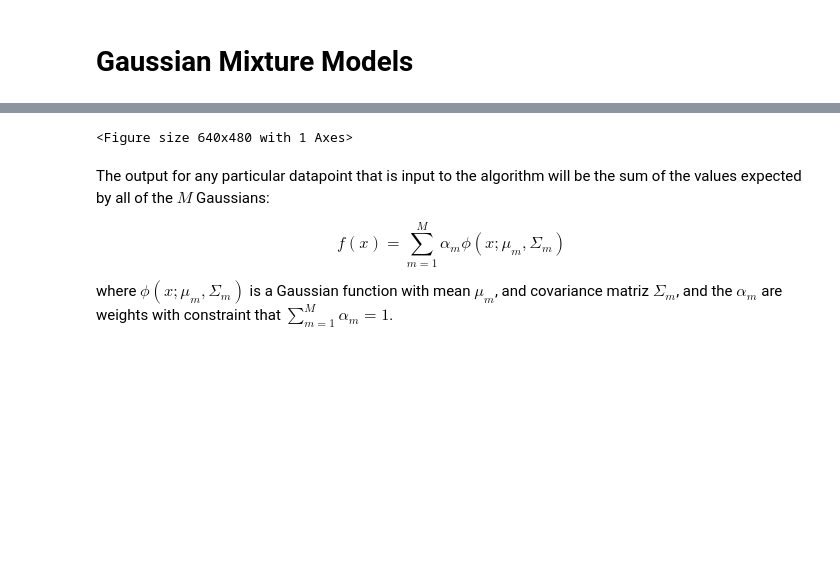
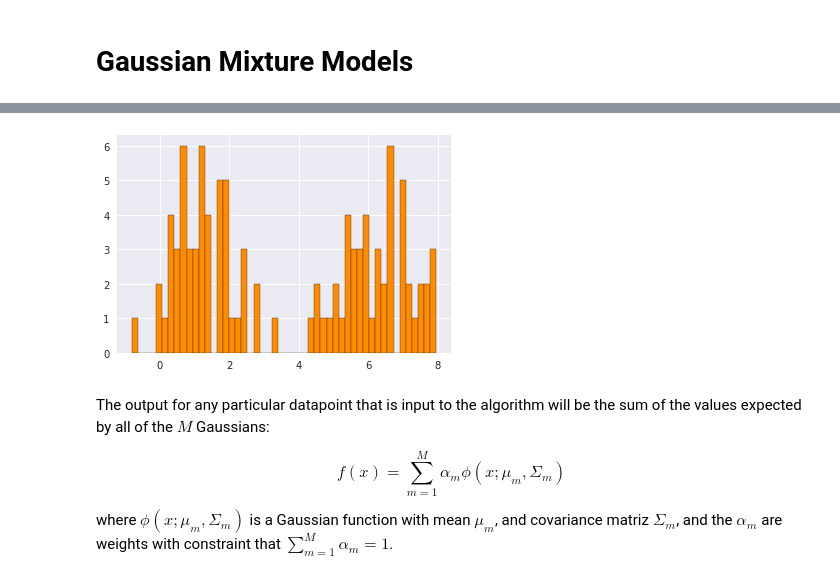
Before and after one commit to MJEmilio/MachineLearning, a Jupyter notebook: GMM.ipynb, the cells around one changed output, grey strips where cells are left out. Cells and saved outputs as stored; diff of their text form; code cells hidden in the pictures; blank space fills up the shorter version.

```diff
--- a/GMM.ipynb
+++ b/GMM.ipynb
@@ -3,28 +25,28 @@
 # %%
 import numpy as np
-N = 1000
+N = 100
 #For plotting
 import matplotlib.pyplot as plt
 
 y = 1.*np.zeros(N)
 
 # Set up data
 out1 = np.random.normal(6,1,N)
 out2 = np.random.normal(1,1,N)
 choice = np.random.rand(N)
 
 w = [choice>=0.5]
 y[w] = out1[w]
 w = [choice<0.5]
 y[w] = out2[w]
 
 Y = y
 
 #copy of 'y' to plot
 plt.hist(Y, bins=50,color = "darkorange", ec="black")
 plt.show()
 # %% [output]
-<Figure size 640x480 with 1 Axes>
+[figure, added]
 # %% [markdown]
 The output for any particular datapoint that is input to the algorithm will be the sum of the values expected by all of the $M$ Gaussians:
 
```
Also changed, not shown: parts of 5 cells of this notebook, 3 other files.
